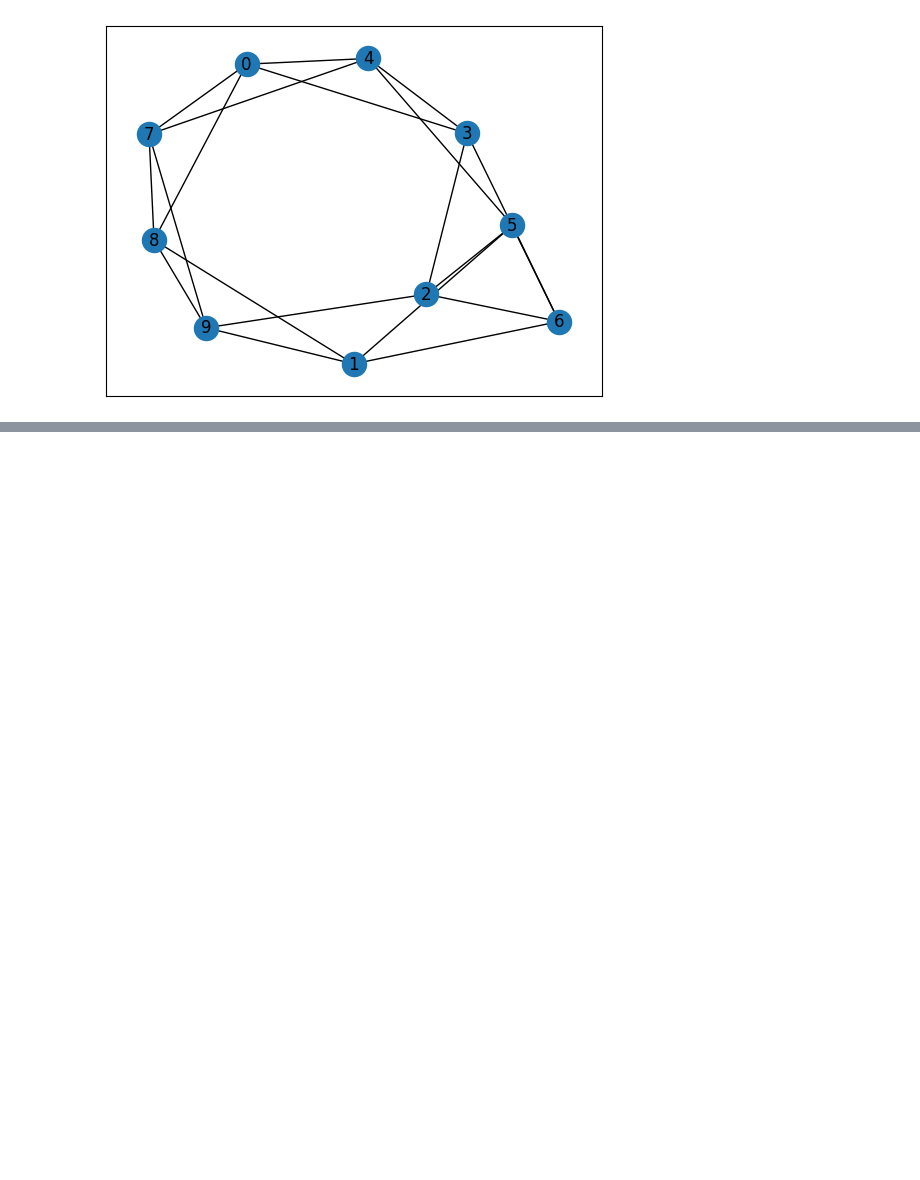
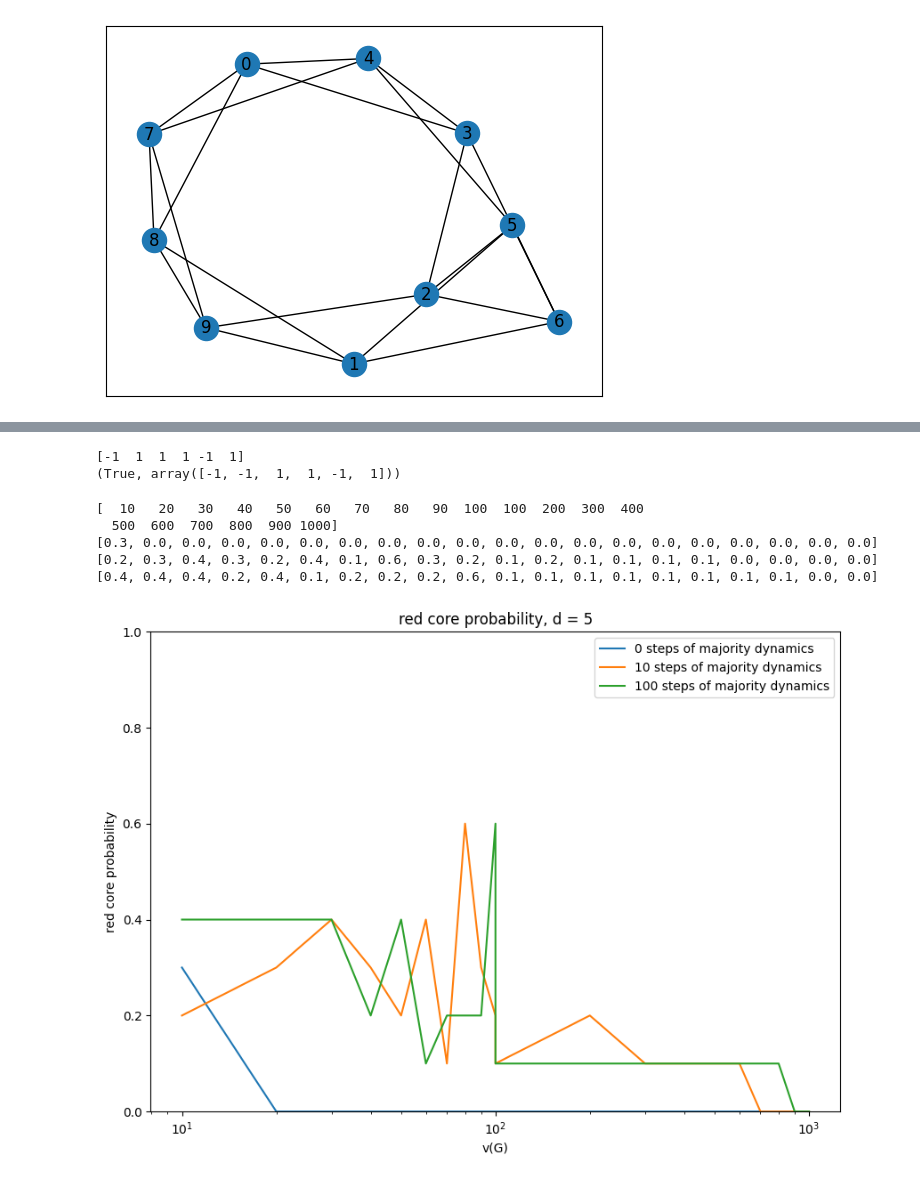
Before and after one commit to Paul566/internal-cuts, a Jupyter notebook: swap-processes.ipynb, the cells around one changed output, grey strips where cells are left out. Drawn from its saved outputs; the diff is of its cells as text; code cells hidden in the pictures; blank space fills up the shorter version.

```diff
--- a/swap-processes.ipynb
+++ b/swap-processes.ipynb
@@ -46,16 +10,3 @@ def measure_success_probability(d, num_vxs, num_tests, silent=True):
-# %%
-def measure_erdos_renyi(p, num_vxs, num_tests, silent=True):
-    num_successes = 0
-
-    for i in range(num_tests):
-        if i % 1000 == 0 and not silent:
-            print(f'i: {i}, num_successes: {num_successes}')
-
-        graph = nx.erdos_renyi_graph(num_vxs, p)
-        if (swap_process(graph)):
-            num_successes += 1
-
-    return num_successes / num_tests
 # %%
 sizes = np.hstack((np.arange(10, 101, 10), np.arange(1000, 10001, 1000)))
 probas_3 = []
@@ -183,0 +179,49 @@ True
+# %%
+cut = np.random.choice([1, -1], size=num_vxs)
+print(cut)
+print(is_core_in_positive_part(graph, cut, return_core=True))
+# %% [output]
+[-1  1  1  1 -1  1]
+(True, array([-1, -1,  1,  1, -1,  1]))
+# %%
+d = 5
+# sizes = np.arange(10, 101, 10).astype(int)
+sizes = np.hstack((np.arange(10, 101, 10), np.arange(100, 1001, 100)))
+
+probas_0 = []
+probas_10 = []
+probas_100 = []
+#probas_100 = []
+num_tests = 10
+
+for size in tqdm(sizes):
+    probas_0.append(core_probability(d, size, 0, num_tests, silent=True))
+    probas_10.append(core_probability(d, size, 10, num_tests, silent=True))
+    probas_100.append(core_probability(d, size, 100, num_tests, silent=True))
+    #probas_100.append(core_probability(d, size, 100, num_tests, silent=False))
+
+print(sizes)
+print(probas_0)
+print(probas_10)
+print(probas_100)
+#print(probas_100)
+
+plt.figure(figsize=(10, 7))
+plt.ylim(0, 1)
+plt.xlabel('v(G)')
+plt.ylabel('red core probability')
+plt.xscale('log')
+plt.plot(sizes, probas_0, label='0 steps of majority dynamics')
+plt.plot(sizes, probas_10, label='10 steps of majority dynamics')
+plt.plot(sizes, probas_100, label='100 steps of majority dynamics')
+#plt.plot(sizes, probas_100, label='100 steps of majority dynamics')
+plt.title(f'red core probability, d = {d}')
+plt.legend();
+plt.savefig(f'proba_red_core_{d}.png')
+# %% [output]
+[  10   20   30   40   50   60   70   80   90  100  100  200  300  400
+  500  600  700  800  900 1000]
+[0.3, 0.0, 0.0, 0.0, 0.0, 0.0, 0.0, 0.0, 0.0, 0.0, 0.0, 0.0, 0.0, 0.0, 0.0, 0.0, 0.0, 0.0, 0.0, 0.0]
+[0.2, 0.3, 0.4, 0.3, 0.2, 0.4, 0.1, 0.6, 0.3, 0.2, 0.1, 0.2, 0.1, 0.1, 0.1, 0.1, 0.0, 0.0, 0.0, 0.0]
+[0.4, 0.4, 0.4, 0.2, 0.4, 0.1, 0.2, 0.2, 0.2, 0.6, 0.1, 0.1, 0.1, 0.1, 0.1, 0.1, 0.1, 0.1, 0.0, 0.0]
+[figure, added]
```
Also changed, not shown: parts of 13 cells of this notebook, 5 other files.
